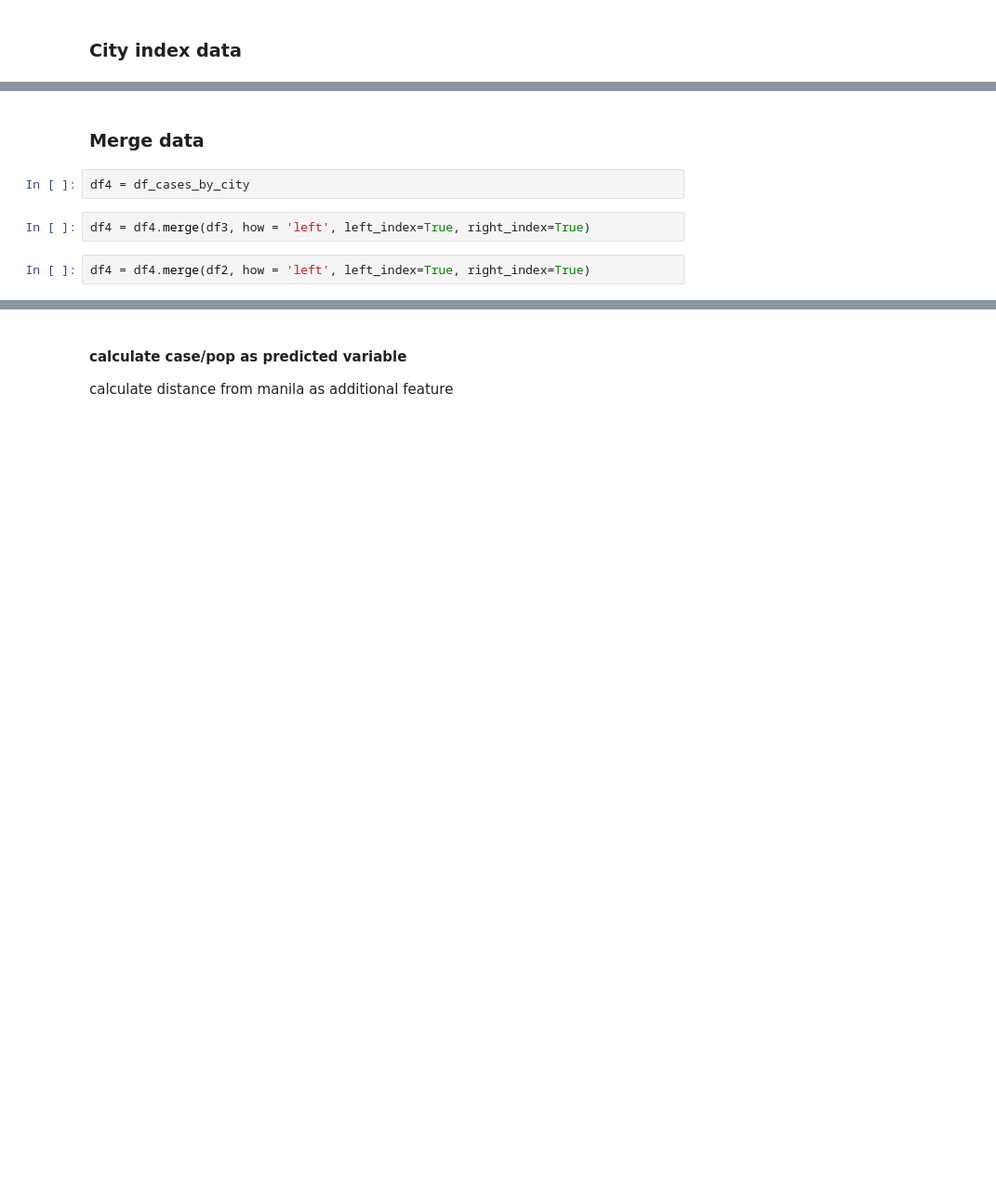
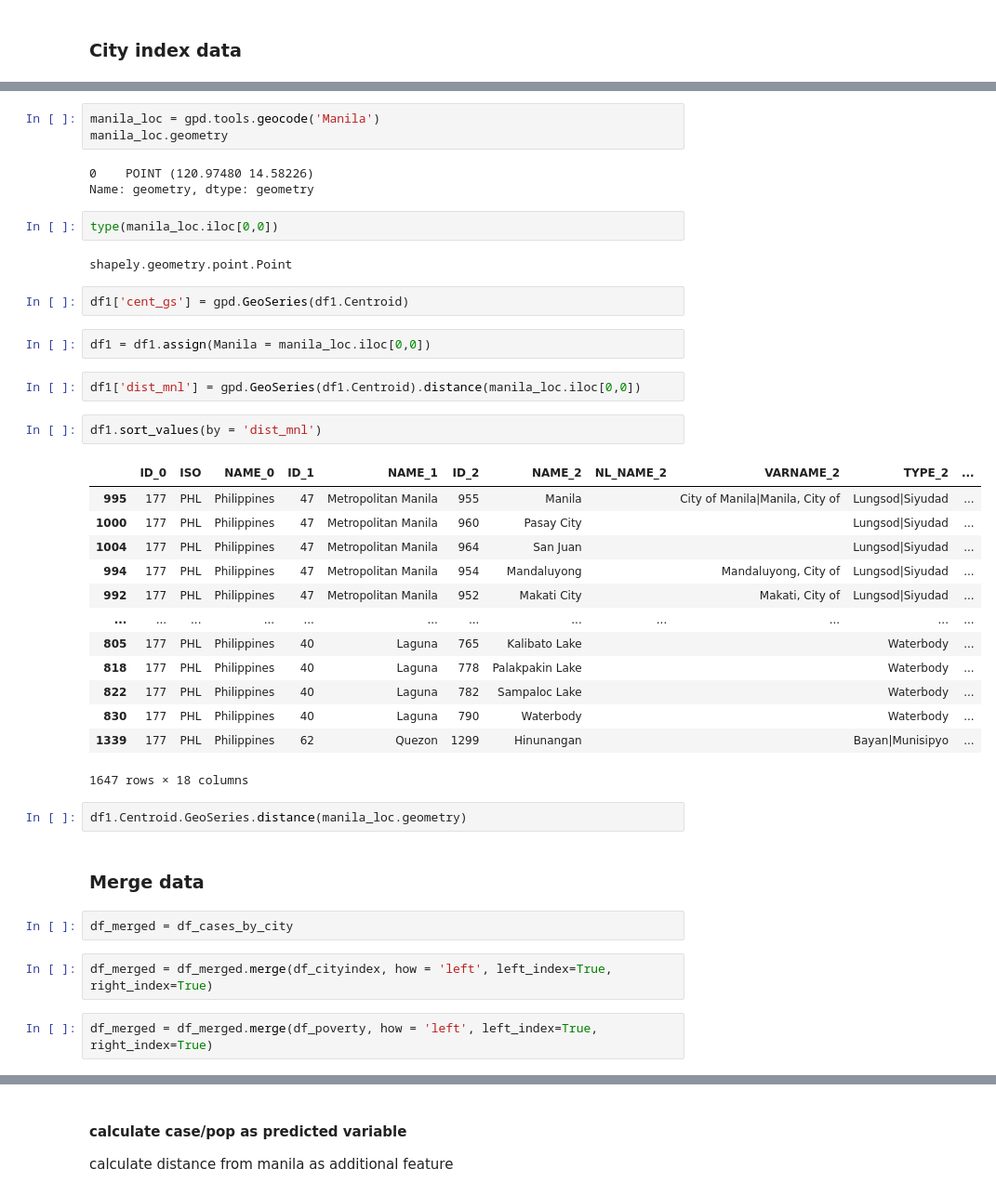
Before and after one commit to gio888/Coursera_Capstone, a Jupyter notebook: Capstone Project v3.ipynb, the cells around one changed output, grey strips where cells are left out. Shown at 93% size. Saved outputs shown, nothing was run; the diff lists cells and outputs as text; blank space fills up the shorter version.

```diff
--- a/Capstone Project v3.ipynb
+++ b/Capstone Project v3.ipynb
@@ -404,8 +488,42 @@ df3.head()
+# %%
+manila_loc = gpd.tools.geocode('Manila')
+manila_loc.geometry
+# %% [output]
+0    POINT (120.97480 14.58226)
+Name: geometry, dtype: geometry
+# %%
+type(manila_loc.iloc[0,0])
+# %% [output]
+shapely.geometry.point.Point
+# %%
+df1['cent_gs'] = gpd.GeoSeries(df1.Centroid)
+# %%
+df1 = df1.assign(Manila = manila_loc.iloc[0,0])
+# %%
+df1['dist_mnl'] = gpd.GeoSeries(df1.Centroid).distance(manila_loc.iloc[0,0])
+# %%
+df1.sort_values(by = 'dist_mnl')
+# %% [output]
+|  | ID_0 | ISO | NAME_0 | ID_1 | NAME_1 | ID_2 | NAME_2 | NL_NAME_2 | VARNAME_2 | TYPE_2 | ... |
+| 995 | 177 | PHL | Philippines | 47 | Metropolitan Manila | 955 | Manila |  | City of Manila|Manila, City of | Lungsod|Siyudad | ... |
+| 1000 | 177 | PHL | Philippines | 47 | Metropolitan Manila | 960 | Pasay City |  |  | Lungsod|Siyudad | ... |
+| 1004 | 177 | PHL | Philippines | 47 | Metropolitan Manila | 964 | San Juan |  |  | Lungsod|Siyudad | ... |
+| 994 | 177 | PHL | Philippines | 47 | Metropolitan Manila | 954 | Mandaluyong |  | Mandaluyong, City of | Lungsod|Siyudad | ... |
+| 992 | 177 | PHL | Philippines | 47 | Metropolitan Manila | 952 | Makati City |  | Makati, City of | Lungsod|Siyudad | ... |
+| ... | ... | ... | ... | ... | ... | ... | ... | ... | ... | ... | ... |
+| 805 | 177 | PHL | Philippines | 40 | Laguna | 765 | Kalibato Lake |  |  | Waterbody | ... |
+| 818 | 177 | PHL | Philippines | 40 | Laguna | 778 | Palakpakin Lake |  |  | Waterbody | ... |
+| 822 | 177 | PHL | Philippines | 40 | Laguna | 782 | Sampaloc Lake |  |  | Waterbody | ... |
+| 830 | 177 | PHL | Philippines | 40 | Laguna | 790 | Waterbody |  |  | Waterbody | ... |
+| 1339 | 177 | PHL | Philippines | 62 | Quezon | 1299 | Hinunangan |  |  | Bayan|Munisipyo | ... |
+1647 rows × 18 columns
+# %%
+df1.Centroid.GeoSeries.distance(manila_loc.geometry)
 # %% [markdown]
 ### Merge data
 # %%
-df4 = df_cases_by_city
+df_merged = df_cases_by_city
 # %%
-df4 = df4.merge(df3, how = 'left', left_index=True, right_index=True)
+df_merged = df_merged.merge(df_cityindex, how = 'left', left_index=True, right_index=True)
 # %%
-df4 = df4.merge(df2, how = 'left', left_index=True, right_index=True)
+df_merged = df_merged.merge(df_poverty, how = 'left', left_index=True, right_index=True)
```
Also changed, not shown: parts of 151 cells of this notebook.
